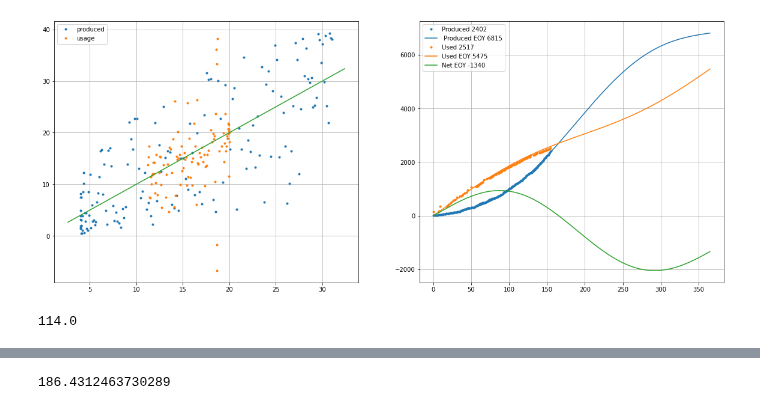
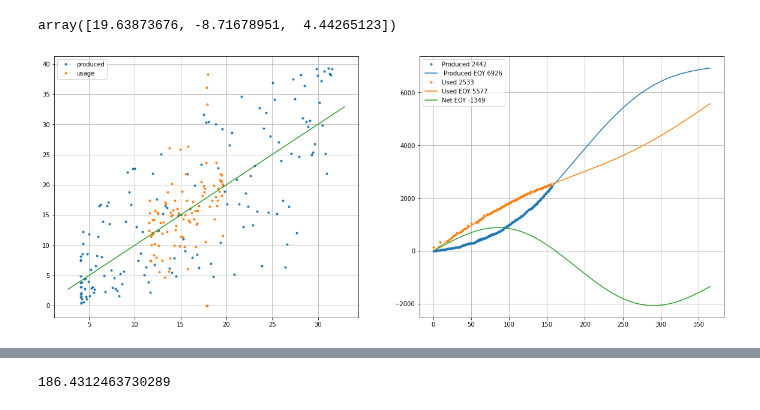
Before and after one commit to tchnvkng/python_notebooks, a Jupyter notebook: stroom.ipynb, the cells around one changed output, grey strips where cells are left out. Cells and saved outputs as stored; diff of their text form; code cells hidden in the pictures.

```diff
--- a/stroom.ipynb
+++ b/stroom.ipynb
@@ -49,7 +49,8 @@ class Energy:
 
         self.meter_df['produced'] = f_interp(t_eval1)-f_interp(t_eval0)
         self.meter_df['used']=self.meter_df['produced']+self.meter_df['net_used']
-
+        self.meter_df['used']=self.meter_df['used']+np.maximum(-self.meter_df['used'],0)
+        self.meter_df['produced']=self.meter_df['produced']+np.maximum(-self.meter_df['used'],0)
 
         return self
 
@@ -85,13 +86,31 @@ class Energy:
         yy=np.concatenate([[0],prod.cumsum()])
         return interp1d(xx,yy)(d)
 
-    def fit_production(self):
+    def fit_production(self,last_d=None):
         fitting_set = self.produced_df.copy()
+        if last_d is not None:
+            ind = fitting_set['to']<=last_d
+            fitting_set=fitting_set.loc[ind]
         day_of_year=(fitting_set['from']-fitting_set['from'].apply(lambda x: datetime(x.year,1,1)))/timedelta(days=1)
         day_of_year=day_of_year.values
-        f_tar = lambda params: np.sum((self.production(day_of_year,params=params)-fitting_set['produced'].values)**2)
-        sol = minimize(f_tar,self.production_params,bounds=((0,1000),(0,1000),(0,365)))
-        self.production_params=sol.x
+        data = fitting_set['produced'].values
+
+        def x_to_params(x):
+            params = np.array([0,x[0],x[1]])
+            mu = self.production(day_of_year,params=params).mean()
+            params[0]=data.mean()-mu
+            params[1]=x[0]
+            params[2]=x[1]
+            return params
+
+        def f_tar(x):
+            params = x_to_params(x)
+            model = self.production(day_of_year,params=params)
+            return np.sum((model-data)**2)
+
+        #f_tar = lambda params: np.sum((self.production(day_of_year,params=params)-fitting_set['produced'].values)**2)
+        sol = minimize(f_tar,self.production_params[1:],bounds=((0,1000),(0,365)))
+        self.production_params=x_to_params(sol.x)
         return self
 
     def plot_production(self,ax=None):
@@ -139,20 +158,38 @@ class Energy:
 
 
 
-    def fit_use(self):
+    def fit_use(self,last_d = None):
         fitting_set = self.meter_df.copy()
         fitting_set=fitting_set.dropna()
+        if last_d is not None:
+            ind = fitting_set['to']<=last_d
+            fitting_set=fitting_set.loc[ind]
+
+
 
         day_of_year0=(fitting_set['from']-fitting_set['from'].apply(lambda x: datetime(x.year,1,1)))/timedelta(days=1)
         day_of_year0=day_of_year0.values
 
         day_of_year1=(fitting_set['to']-fitting_set['to'].apply(lambda x: datetime(x.year,1,1)))/timedelta(days=1)
         day_of_year1=day_of_year1.values
+        norm = 1//(day_of_year1-day_of_year0)
+        norm=1
+        data = fitting_set['used'].values*norm
+        def x_to_params(x):
+            return x
+            params = [0,x[0],x[1]]
+            mu = (self.cum_usage(day_of_year1,params=params)*norm).mean()-(self.cum_usage(day_of_year0,params=params)*norm).mean()
+            return [data.mean()-mu,x[0],x[1]]
+        def f_tar(x):
+            params = x_to_params(x)
+            model = (self.cum_usage(day_of_year1,params=params)-self.cum_usage(day_of_year0,params=params))*norm
+            return np.sum((model-data)**2)
 
 
-        f_tar = lambda params: np.sum(((self.cum_usage(day_of_year1,params=params)-self.cum_usage(day_of_year0,params=params) - fitting_set['used'])/(day_of_year1-day_of_year0))**2)
-        sol = minimize(f_tar,self.usage_params,bounds=((0,100),(-100,100),(0,365)))
-        self.usage_params=sol.x
+
+        #f_tar = lambda params: np.sum(((self.cum_usage(day_of_year1,params=params)-self.cum_usage(day_of_year0,params=params) - fitting_set['used'])/(day_of_year1-day_of_year0))**2)
+        sol = minimize(f_tar,self.usage_params,bounds=((0,10000),(-100,100),(0,365)))
+        self.usage_params=x_to_params(sol.x)
         return self
 
     def plot_usage(self,ax=None):
@@ -210,9 +247,6 @@ class Energy:
         xx = ax[0].get_xlim()
         ax[0].plot(xx,xx)
 
-
-
-
         used=plotting_set['used'].sum()
         used_eoy = self.cum_usage(365)
 
@@ -227,37 +261,38 @@ class Energy:
         for ax_ in np.ravel([ax]):
             ax_.grid(True)
             ax_.legend()
 
 
 
 
 
 
 
 
 
 
 
 
 e=Energy()
 folder = '/Users/manuel/Downloads/'
 
 suffix = np.max([int(os.path.basename(x).replace('.csv','').split('_')[-1]) for x in glob.glob(os.path.join(folder,'3693411*.csv'))]).astype(str)
 fn = os.path.join(folder,f'3693411_system_energy_20221218_to_{suffix}.csv')
 e.load_produced(fn)
 e.load_meter("/Users/manuel/OneDrive/Meterstanden.numbers")
 
 e.produced_df
-e.fit_production()
+last_d = None
+#last_d=datetime(2023,5,15)
+e.fit_production(last_d=last_d)
 #e.plot_production()
 e.compute_total_used()
-#e.fit_use()
+e.fit_use(last_d=last_d)
 #e.plot_usage()
 #e.plot_production()
 e.plot()
+plt.savefig('plot.pdf')
+e.usage_params
 # %% [output]
+array([19.63873676, -8.71678951,  4.44265123])
-[figure, old version]
+[figure, new version]
-# %%
-e.meter_df.loc[e.meter_df['from'].apply(lambda x: x.year==2023),'net_used'].sum()
-# %% [output]
-114.0
```
Also changed, not shown: parts of 2 cells of this notebook, 1 other file.
